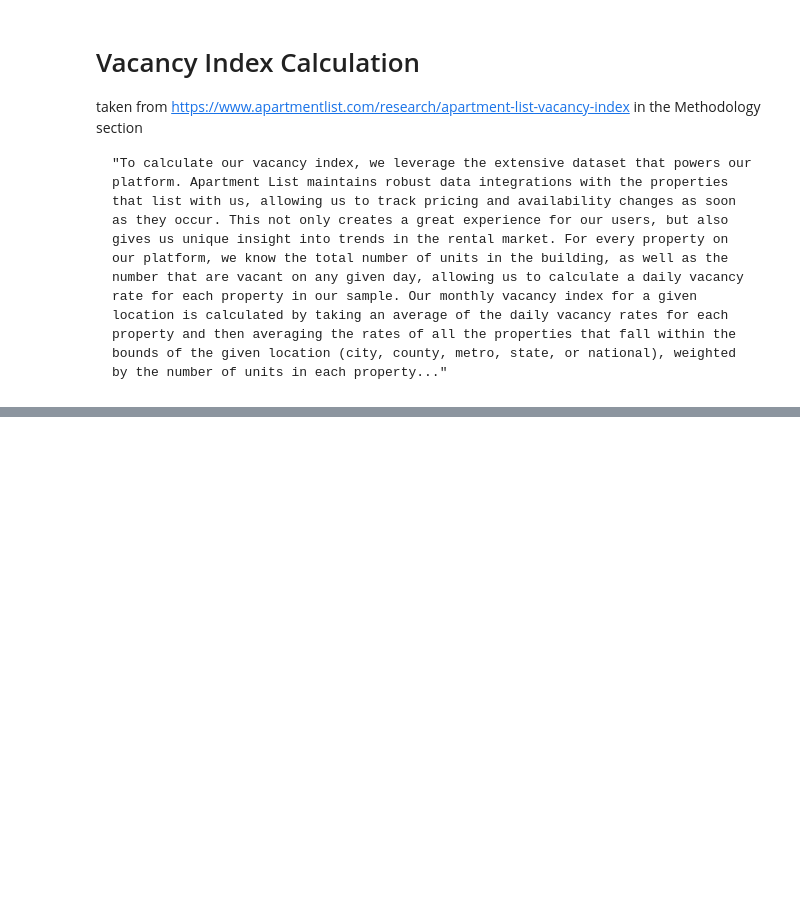
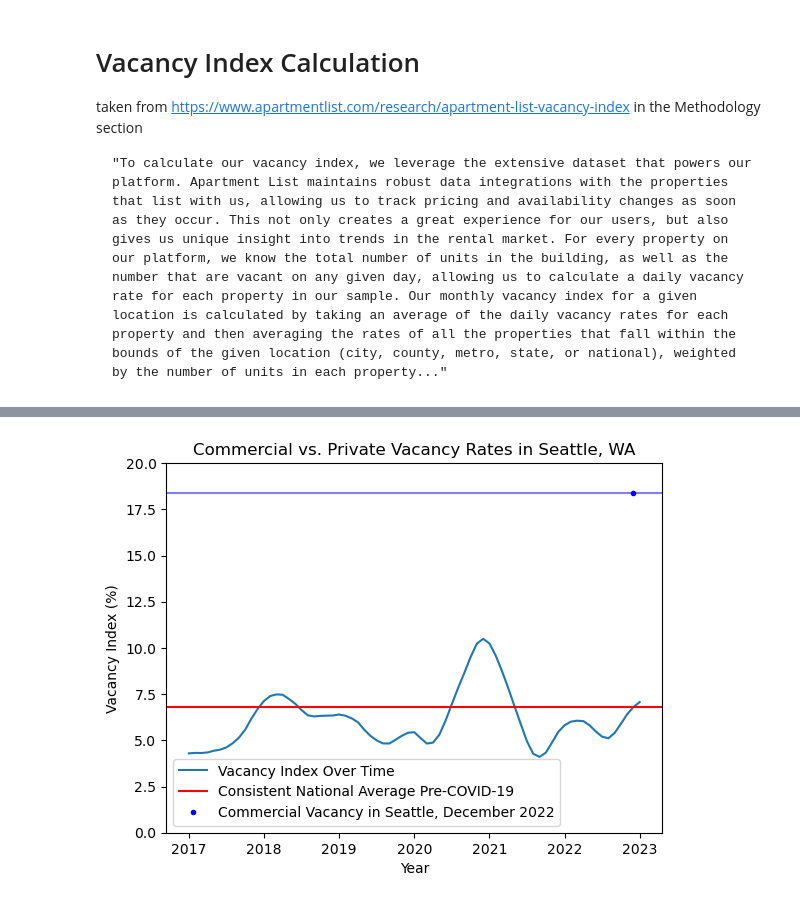
Before and after one commit to ScottMcLean98/Project1, a Jupyter notebook: Rental Saturation.ipynb, the cells around one changed output, grey strips where cells are left out. Saved outputs shown, nothing was run; the diff lists cells and outputs as text; code cells hidden in the pictures; blank space fills up the shorter version.

```diff
--- a/Rental Saturation.ipynb
+++ b/Rental Saturation.ipynb
@@ -53,0 +88,22 @@ taken from https://www.apartmentlist.com/research/apartment-list-vacancy-index i
+# %%
+# Plot private rental vacancy vs commercial vacancy
+fig, ax = plt.subplots()
+
+# Plot values
+ax.plot(x_axis, label='Vacancy Index Over Time')
+ax.axhline(y = 6.8, color = 'r', label='Consistent National Average Pre-COVID-19')
+ax.axhline(y = 18.4, color = 'b', alpha=0.5)
+plt.plot(71, 18.4, '.', color = 'b', label='Commercial Vacancy in Seattle, December 2022')
+
+ax.set_xticks(starts)
+ax.set_xticklabels(labels)
+
+# Make things neater
+plt.legend()
+plt.title("Commercial vs. Private Vacancy Rates in Seattle, WA")
+plt.xlabel("Year")
+plt.ylabel("Vacancy Index (%)")
+plt.ylim(0, 20)
+plt.savefig("Fig1 - vacancy")
+# %% [output]
+[figure, added]
```
Also changed, not shown: parts of 11 cells of this notebook, 6 other files.
